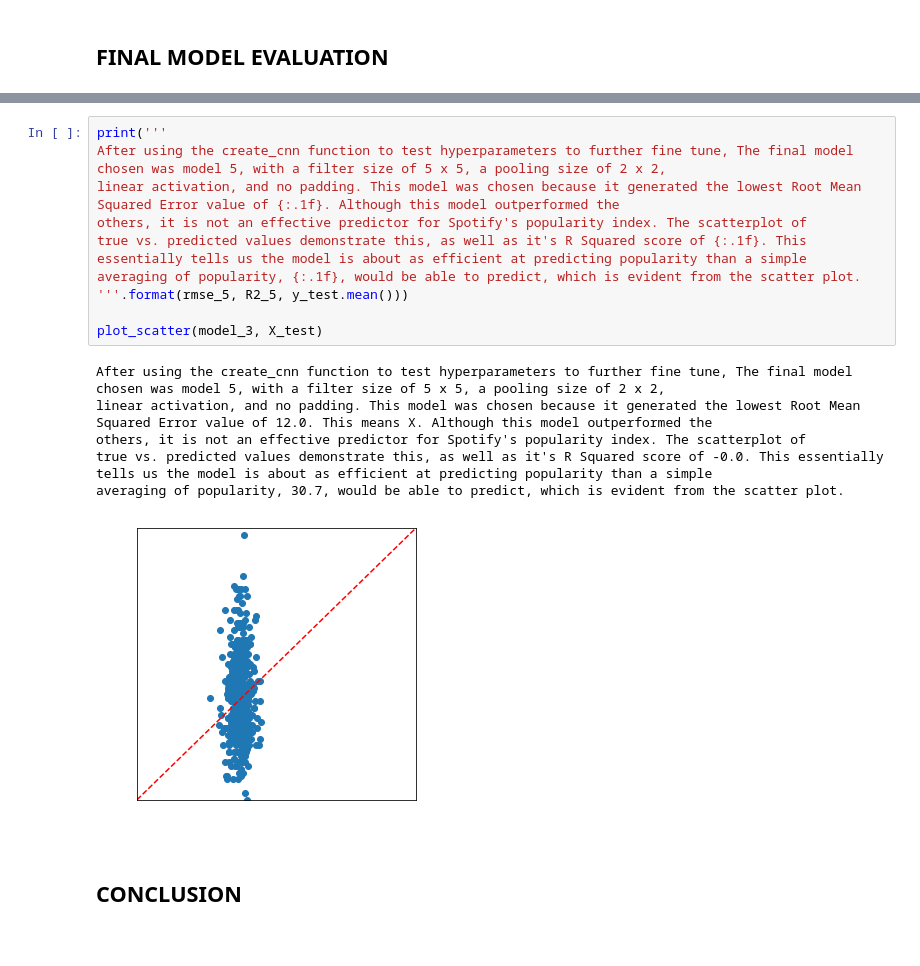
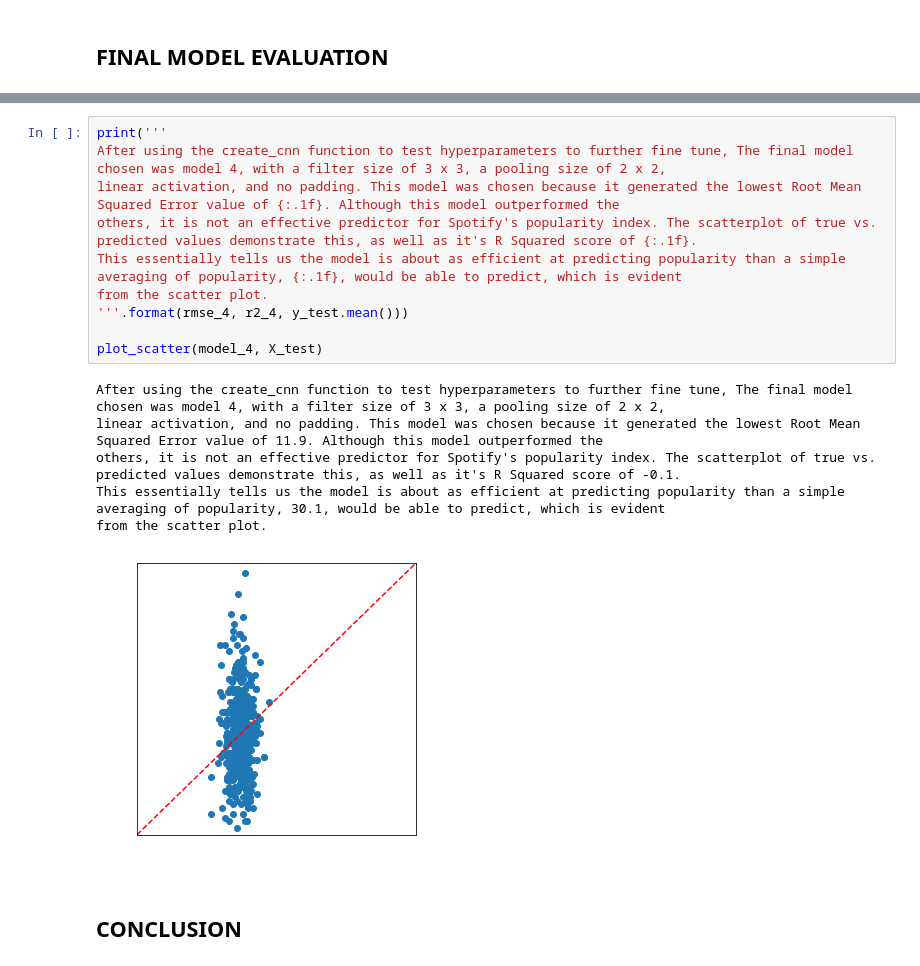
Before and after one commit to sabinabains/dsc-capstone, a Jupyter notebook: cnn_models.ipynb, the cells around one changed output, grey strips where cells are left out. Cells and saved outputs as stored; diff of their text form.

```diff
--- a/cnn_models.ipynb
+++ b/cnn_models.ipynb
@@ -520,20 +577,20 @@ model 5 RMSE: 12.035418058455505
 # %%
 print('''
-After using the create_cnn function to test hyperparameters to further fine tune, The final model chosen was model 5, with a filter size of 5 x 5, a pooling size of 2 x 2,
+After using the create_cnn function to test hyperparameters to further fine tune, The final model chosen was model 4, with a filter size of 3 x 3, a pooling size of 2 x 2,
 linear activation, and no padding. This model was chosen because it generated the lowest Root Mean Squared Error value of {:.1f}. Although this model outperformed the
-others, it is not an effective predictor for Spotify's popularity index. The scatterplot of
-true vs. predicted values demonstrate this, as well as it's R Squared score of {:.1f}. This essentially tells us the model is about as efficient at predicting popularity than a simple
-averaging of popularity, {:.1f}, would be able to predict, which is evident from the scatter plot.
-'''.format(rmse_5, R2_5, y_test.mean()))
+others, it is not an effective predictor for Spotify's popularity index. The scatterplot of true vs. predicted values demonstrate this, as well as it's R Squared score of {:.1f}.
+This essentially tells us the model is about as efficient at predicting popularity than a simple averaging of popularity, {:.1f}, would be able to predict, which is evident
+from the scatter plot.
+'''.format(rmse_4, r2_4, y_test.mean()))
 
-plot_scatter(model_3, X_test)
+plot_scatter(model_4, X_test)
 # %% [output]
-After using the create_cnn function to test hyperparameters to further fine tune, The final model chosen was model 5, with a filter size of 5 x 5, a pooling size of 2 x 2,
-linear activation, and no padding. This model was chosen because it generated the lowest Root Mean Squared Error value of 12.0. This means X. Although this model outperformed the
-others, it is not an effective predictor for Spotify's popularity index. The scatterplot of
-true vs. predicted values demonstrate this, as well as it's R Squared score of -0.0. This essentially tells us the model is about as efficient at predicting popularity than a simple
-averaging of popularity, 30.7, would be able to predict, which is evident from the scatter plot.
+After using the create_cnn function to test hyperparameters to further fine tune, The final model chosen was model 4, with a filter size of 3 x 3, a pooling size of 2 x 2,
+linear activation, and no padding. This model was chosen because it generated the lowest Root Mean Squared Error value of 11.9. Although this model outperformed the
+others, it is not an effective predictor for Spotify's popularity index. The scatterplot of true vs. predicted values demonstrate this, as well as it's R Squared score of -0.1.
+This essentially tells us the model is about as efficient at predicting popularity than a simple averaging of popularity, 30.1, would be able to predict, which is evident
+from the scatter plot.
-[figure, old version]
+[figure, new version]
 # %% [markdown]
 ## CONCLUSION
 # %% [markdown]
```
Also changed, not shown: parts of 32 cells of this notebook, 4 other files.
